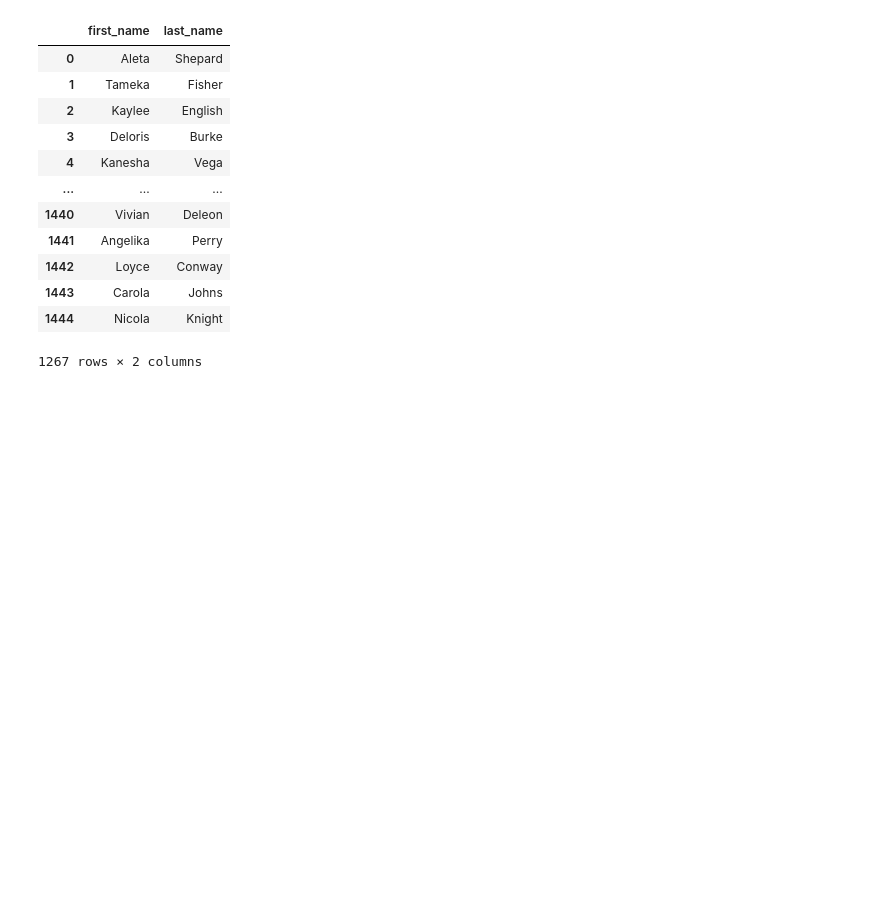
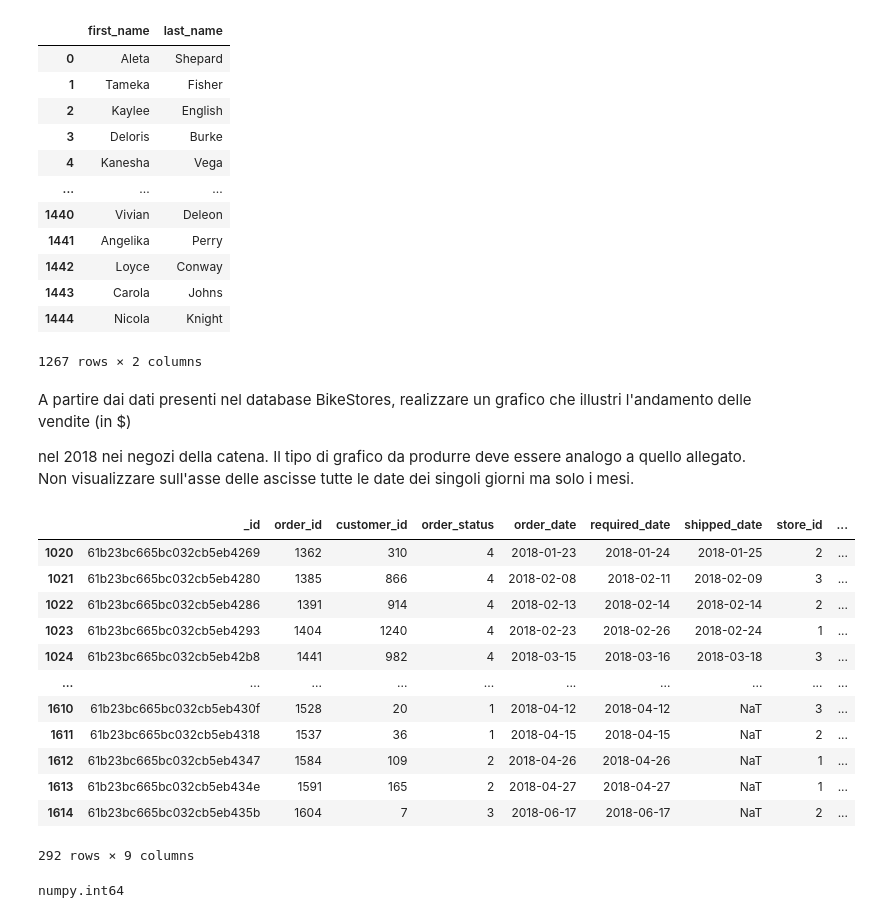
Before and after one commit to Salvini126/informatica, a Jupyter notebook: Esercizio_Pandas_Merge_BikeStores.ipynb, the cells around one changed output. Saved outputs shown, nothing was run; the diff lists cells and outputs as text; code cells hidden in the pictures; blank space fills up the shorter version.

```diff
--- a/Esercizio_Pandas_Merge_BikeStores.ipynb
+++ b/Esercizio_Pandas_Merge_BikeStores.ipynb
@@ -196,3 +224,28 @@ df_nomi
 | 1443 | Carola | Johns |
 | 1444 | Nicola | Knight |
 1267 rows × 2 columns
+# %% [markdown]
+A partire dai dati presenti nel database BikeStores, realizzare un grafico che illustri l'andamento delle vendite (in $)
+
+ nel 2018 nei negozi della catena. Il tipo di grafico da produrre deve essere analogo a quello allegato. Non visualizzare sull'asse delle ascisse tutte le date dei singoli giorni ma solo i  mesi.
+# %%
+df_order2018 = df_orders[df_orders["order_date"].dt.year==2018]
+df_order2018
+# %% [output]
+|  | _id | order_id | customer_id | order_status | order_date | required_date | shipped_date | store_id | ... |
+| 1020 | 61b23bc665bc032cb5eb4269 | 1362 | 310 | 4 | 2018-01-23 | 2018-01-24 | 2018-01-25 | 2 | ... |
+| 1021 | 61b23bc665bc032cb5eb4280 | 1385 | 866 | 4 | 2018-02-08 | 2018-02-11 | 2018-02-09 | 3 | ... |
+| 1022 | 61b23bc665bc032cb5eb4286 | 1391 | 914 | 4 | 2018-02-13 | 2018-02-14 | 2018-02-14 | 2 | ... |
+| 1023 | 61b23bc665bc032cb5eb4293 | 1404 | 1240 | 4 | 2018-02-23 | 2018-02-26 | 2018-02-24 | 1 | ... |
+| 1024 | 61b23bc665bc032cb5eb42b8 | 1441 | 982 | 4 | 2018-03-15 | 2018-03-16 | 2018-03-18 | 3 | ... |
+| ... | ... | ... | ... | ... | ... | ... | ... | ... | ... |
+| 1610 | 61b23bc665bc032cb5eb430f | 1528 | 20 | 1 | 2018-04-12 | 2018-04-12 | NaT | 3 | ... |
+| 1611 | 61b23bc665bc032cb5eb4318 | 1537 | 36 | 1 | 2018-04-15 | 2018-04-15 | NaT | 2 | ... |
+| 1612 | 61b23bc665bc032cb5eb4347 | 1584 | 109 | 2 | 2018-04-26 | 2018-04-26 | NaT | 1 | ... |
+| 1613 | 61b23bc665bc032cb5eb434e | 1591 | 165 | 2 | 2018-04-27 | 2018-04-27 | NaT | 1 | ... |
+| 1614 | 61b23bc665bc032cb5eb435b | 1604 | 7 | 3 | 2018-06-17 | 2018-06-17 | NaT | 2 | ... |
+292 rows × 9 columns
+# %%
+type(df_orders["order_date"].dt.year[0])
+# %% [output]
+numpy.int64
```
Also changed, not shown: parts of 8 cells of this notebook.
